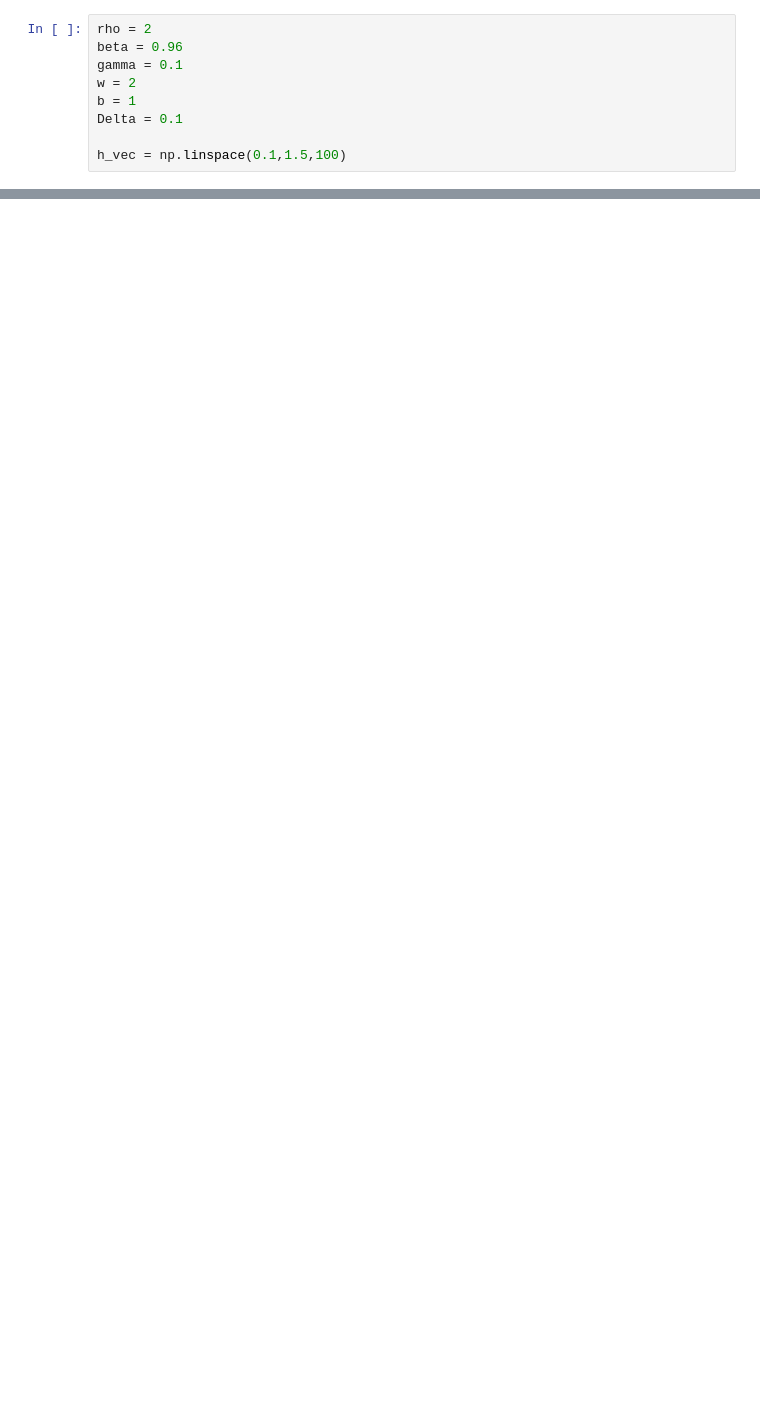
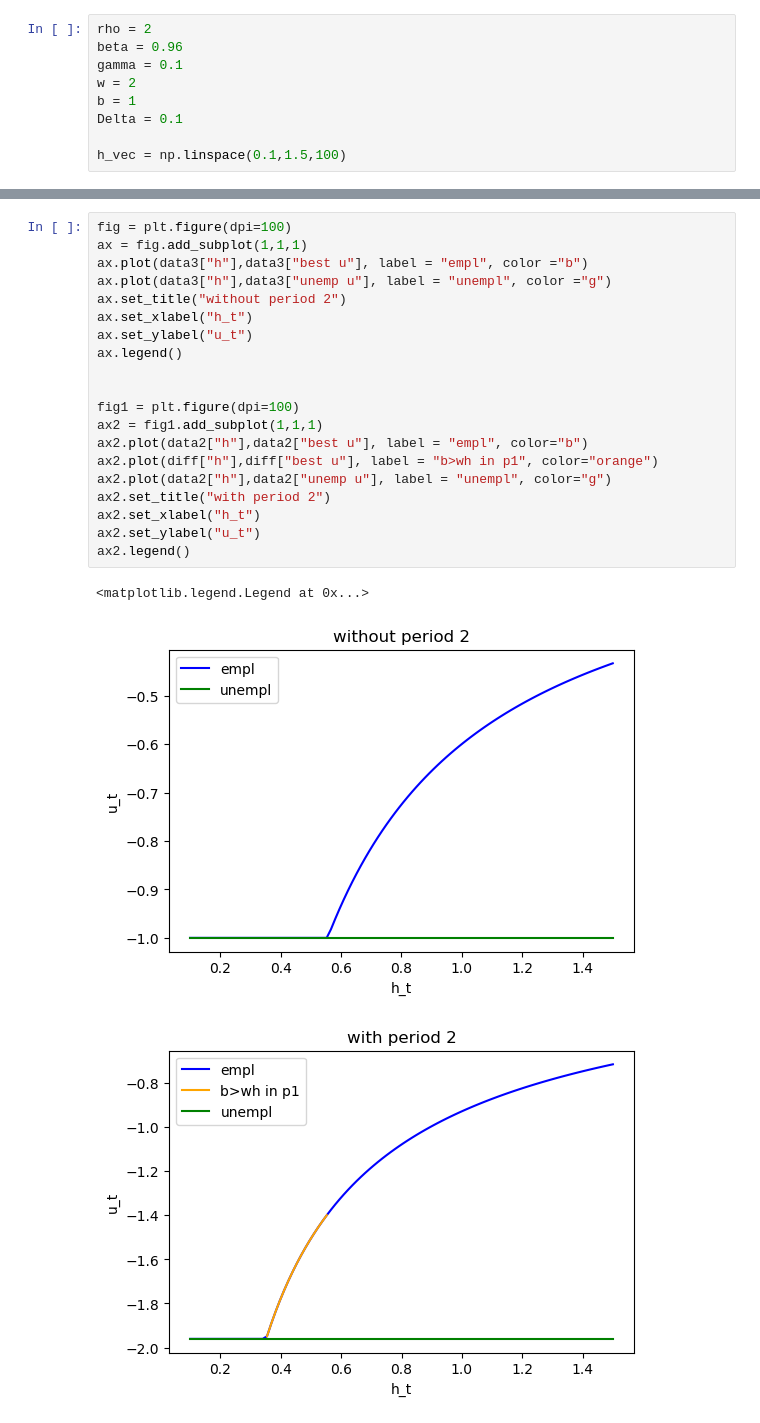
Before and after one commit to s-corfixen/projects-2019-snake-on-3310, a Jupyter notebook: exam/examproject.ipynb, the cells around one changed output, grey strips where cells are left out. Saved outputs shown, nothing was run; the diff lists cells and outputs as text; blank space fills up the shorter version.

```diff
--- a/exam/examproject.ipynb
+++ b/exam/examproject.ipynb
@@ -93,0 +158,24 @@ data = a.solution(a.period1)
+# %%
+fig = plt.figure(dpi=100)
+ax = fig.add_subplot(1,1,1)
+ax.plot(data3["h"],data3["best u"], label = "empl", color ="b")
+ax.plot(data3["h"],data3["unemp u"], label = "unempl", color ="g")
+ax.set_title("without period 2")
+ax.set_xlabel("h_t")
+ax.set_ylabel("u_t")
+ax.legend()
+
+
+fig1 = plt.figure(dpi=100)
+ax2 = fig1.add_subplot(1,1,1)
+ax2.plot(data2["h"],data2["best u"], label = "empl", color="b")
+ax2.plot(diff["h"],diff["best u"], label = "b>wh in p1", color="orange")
+ax2.plot(data2["h"],data2["unemp u"], label = "unempl", color="g")
+ax2.set_title("with period 2")
+ax2.set_xlabel("h_t")
+ax2.set_ylabel("u_t")
+ax2.legend()
+# %% [output]
+<matplotlib.legend.Legend at 0x...>
+[figure, added]
+[figure, added]
```
Also changed, not shown: parts of 27 cells of this notebook, 1 other file.
